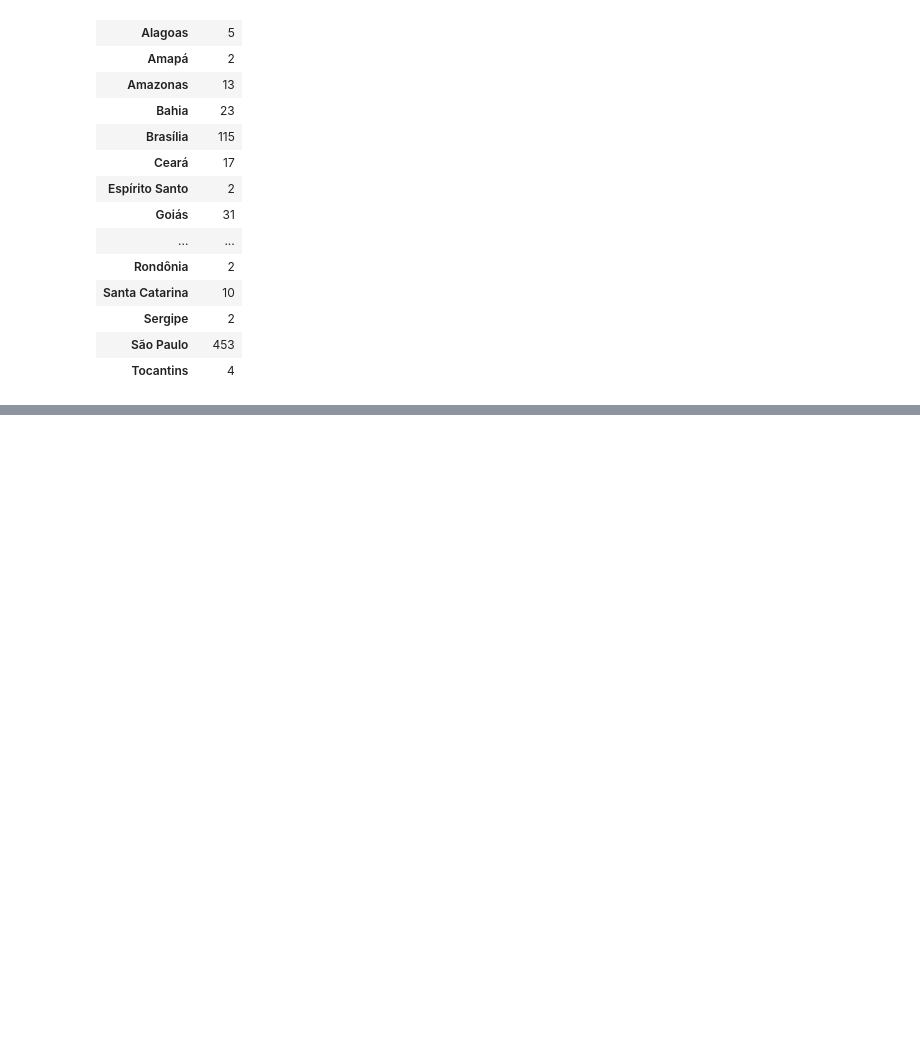
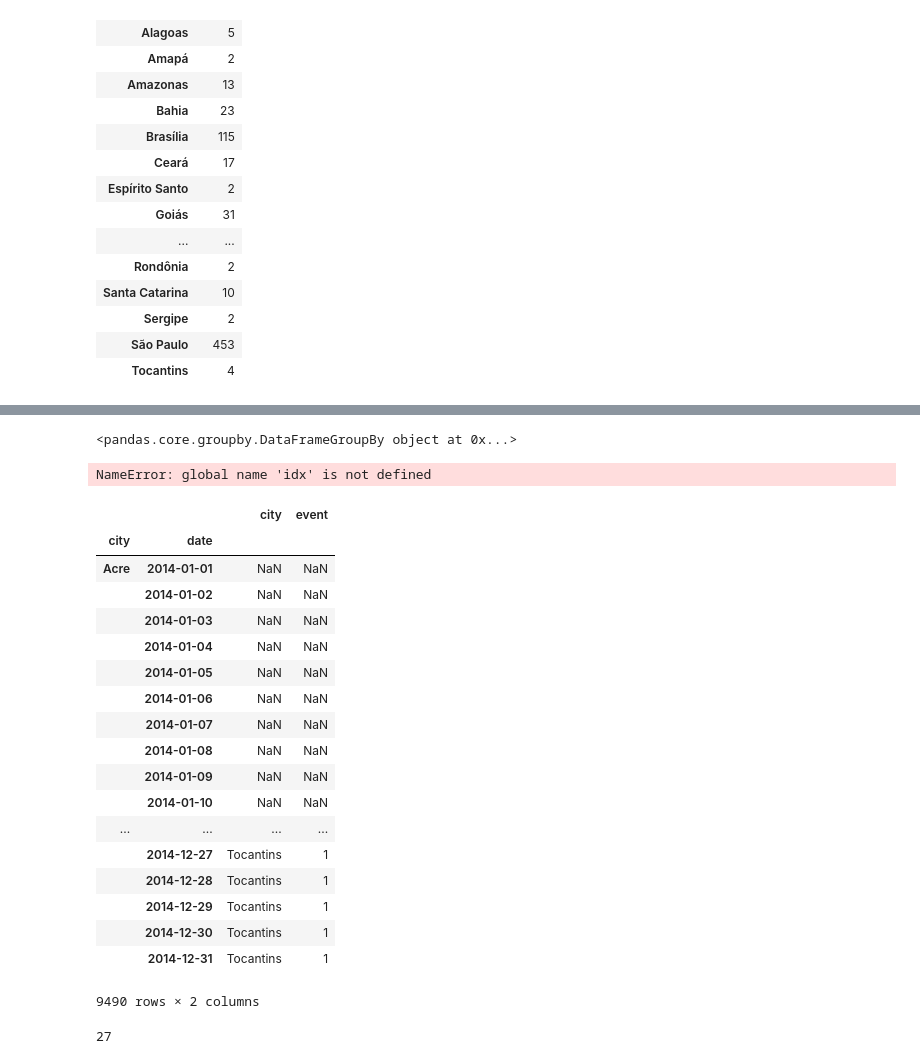
Before and after one commit to runninghack/multi_lingual_lasso, a Jupyter notebook: ipython_notebook_log.ipynb, the cells around one changed output, grey strips where cells are left out. Saved outputs shown, nothing was run; the diff lists cells and outputs as text; code cells hidden in the pictures; blank space fills up the shorter version.

```diff
--- a/ipython_notebook_log.ipynb
+++ b/ipython_notebook_log.ipynb
@@ -481,0 +546,2 @@ df_gsr_selected.groupby('city').agg({'event':np.sum})
+# %%
+df_gsr_selected2 = df_gsr_selected[df_gsr_selected['city']!='-']
@@ -481,0 +591,2 @@ df_gsr_selected.groupby('city').agg({'event':np.sum})
+# %%
+grouped = df_gsr_selected2.groupby(['city','date']).agg({'event':np.sum})
@@ -481,0 +702,2 @@ df_gsr_selected.groupby('city').agg({'event':np.sum})
+# %%
+dates = [min_date + timedelta(days=i) for i in range((max_date - min_date).days + 1)]
@@ -481,0 +881,36 @@ df_gsr_selected.groupby('city').agg({'event':np.sum})
+# %%
+grouped.groupby(level='city')
+# %% [output]
+<pandas.core.groupby.DataFrameGroupBy object at 0x...>
+# %%
+grouped.groupby(level='city').apply(
+      lambda x: x.reset_index().set_index('date').reindex(idx,method='ffill'))
+# %% [output]
+NameError: global name 'idx' is not defined
+# %%
+grouped.groupby(level='city').apply(
+      lambda x: x.reset_index().set_index('date').reindex(dates,method='ffill'))
+# %% [output]
+|  |  | city | event |
+| city | date |  |  |
+| Acre | 2014-01-01 | NaN | NaN |
+|  | 2014-01-02 | NaN | NaN |
+|  | 2014-01-03 | NaN | NaN |
+|  | 2014-01-04 | NaN | NaN |
+|  | 2014-01-05 | NaN | NaN |
+|  | 2014-01-06 | NaN | NaN |
+|  | 2014-01-07 | NaN | NaN |
+|  | 2014-01-08 | NaN | NaN |
+|  | 2014-01-09 | NaN | NaN |
+|  | 2014-01-10 | NaN | NaN |
+| ... | ... | ... | ... |
+|  | 2014-12-27 | Tocantins | 1 |
+|  | 2014-12-28 | Tocantins | 1 |
+|  | 2014-12-29 | Tocantins | 1 |
+|  | 2014-12-30 | Tocantins | 1 |
+|  | 2014-12-31 | Tocantins | 1 |
+9490 rows × 2 columns
+# %%
+len(cities)
+# %% [output]
+27
```
Also changed, not shown: parts of 156 cells of this notebook, 1 other file.
